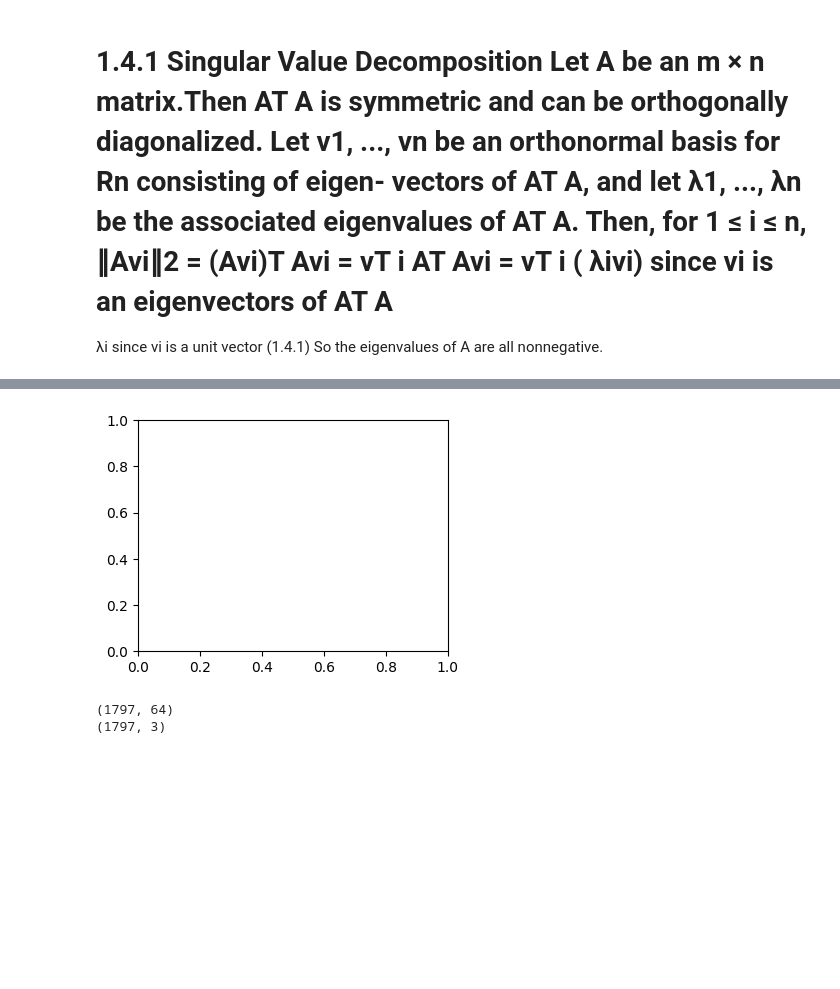
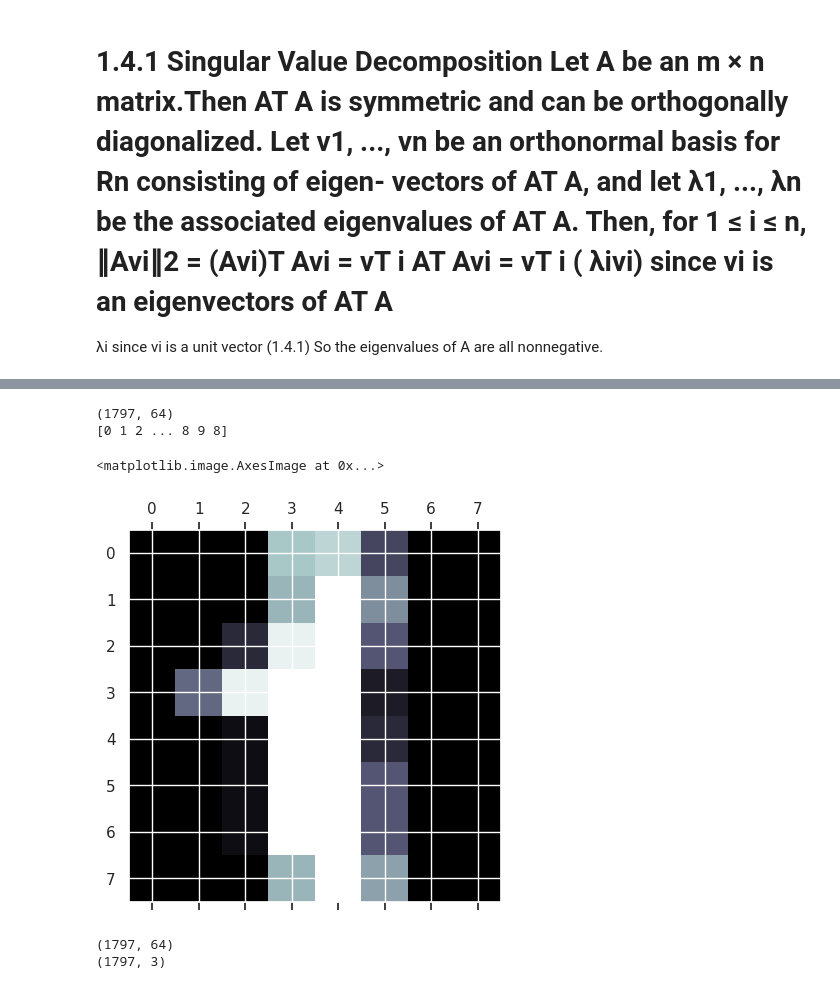
Before and after one commit to shurmez01/MAT422, a Jupyter notebook: 1_4.ipynb, the cells around one changed output, grey strips where cells are left out. Cells and saved outputs as stored; diff of their text form; code cells hidden in the pictures; blank space fills up the shorter version.

```diff
--- a/1_4.ipynb
+++ b/1_4.ipynb
@@ -48,35 +21,27 @@ Automatically created module for IPython interactive environment
-# %%
-# set the canvas for the figures we are going to make
-fig = plt.figure(1, figsize=(4, 3))
-plt.clf()
-ax = Axes3D(fig, rect=[0, 0, .95, 1], elev=48, azim=134)
-plt.cla()
-
-# fit the iris data to the PCA model
-pca = decomposition.PCA(n_components=3)
-pca.fit(X)
-X = pca.transform(X)
-
-# plot the result
-for name, label in [('Setosa', 0), ('Versicolour', 1), ('Virginica', 2)]:
-    ax.text3D(X[y == label, 0].mean(),
-              X[y == label, 1].mean() + 1.5,
-              X[y == label, 2].mean(), name,
-              horizontalalignment='center',
-              bbox=dict(alpha=.5, edgecolor='w', facecolor='w'))
-
-# Reorder the labels to have colors matching the cluster results
-y = np.choose(y, [1, 2, 0]).astype(float)
-ax.scatter(X[:, 0], X[:, 1], X[:, 2], c=y, cmap=plt.cm.nipy_spectral,
-           edgecolor='k')
-
-ax.w_xaxis.set_ticklabels([])
-ax.w_yaxis.set_ticklabels([])
-ax.w_zaxis.set_ticklabels([])
-
-plt.show()
-# %% [output]
-[figure, removed]
+# %%
+# In the following code we’ll attempt to classify handwritten digits.
+import numpy as np
+from sklearn.datasets import load_digits
+from matplotlib import pyplot as plt
+from sklearn.decomposition import TruncatedSVD
+float_formatter = lambda x: "%.2f" % x
+np.set_printoptions(formatter={'float_kind':float_formatter})
+from sklearn.ensemble import RandomForestClassifier
+# The dataset contains 1797 8x8 images. Specifying return_X_y=True will return the pixels as a one dimensional array.
+X, y = load_digits(return_X_y=True)
+# x contains the pixels as a one dimensional array
+print(X.shape)
+# y contains the labels for every digit
+print(y)
+
+image = X[1]
+image = image.reshape((8, 8))
+plt.matshow(image, cmap = 'bone')
+# %% [output]
+(1797, 64)
+[0 1 2 ... 8 9 8]
+<matplotlib.image.AxesImage at 0x...>
+[figure, added]
 # %%
 # PCA for visualization: Hand-written digits
 %matplotlib inline
```
Also changed, not shown: parts of 4 cells of this notebook.
